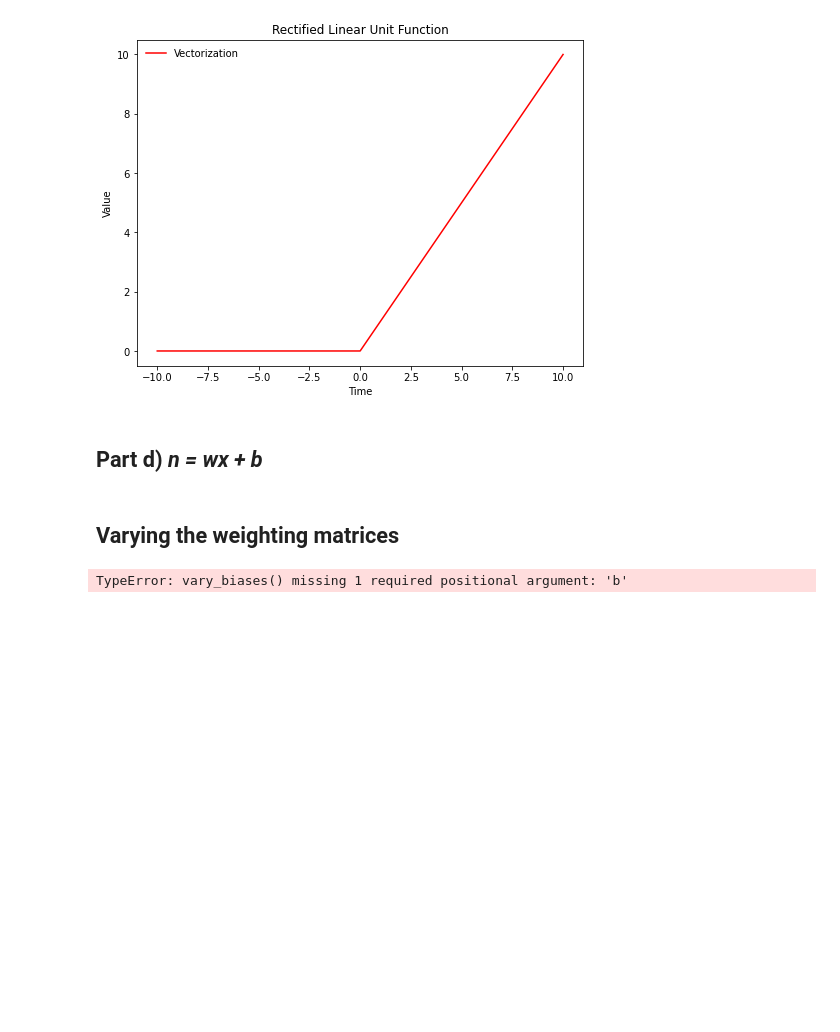
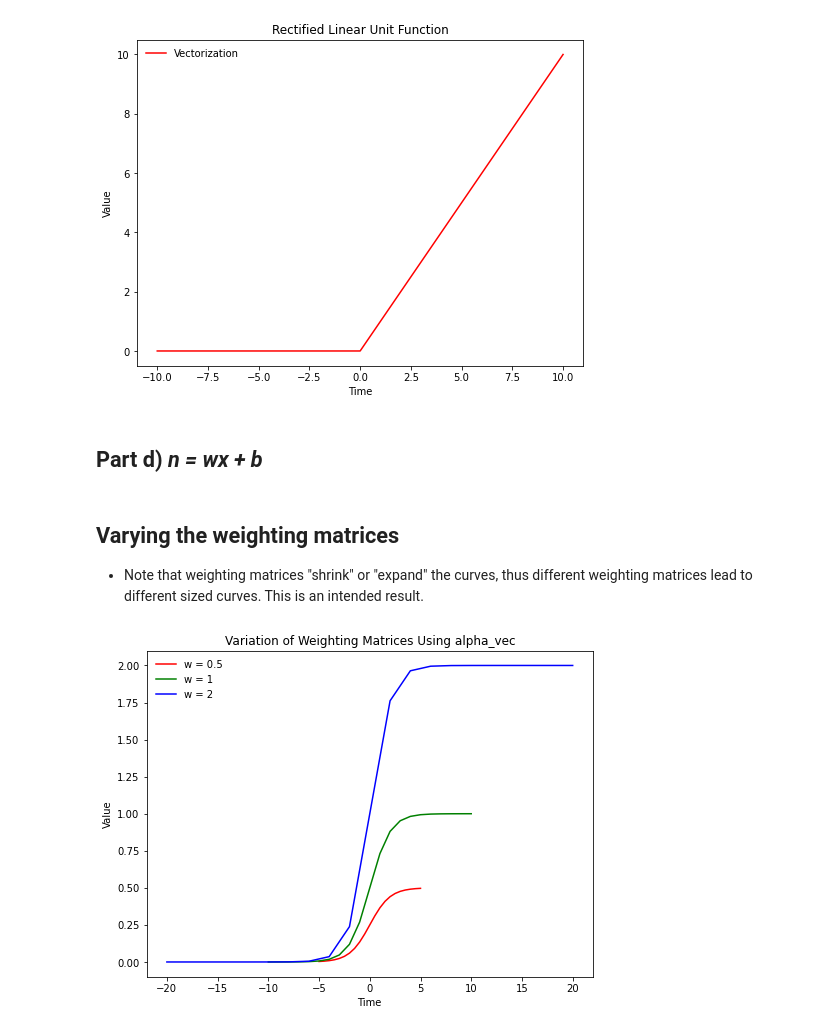
Before and after one commit to kdmalc/CompNeuro, a Jupyter notebook: NSC_HW2/HW2_NB.ipynb, the cells around one changed output. Cells and saved outputs as stored; diff of their text form; code cells hidden in the pictures; blank space fills up the shorter version.

```diff
--- a/NSC_HW2/HW2_NB.ipynb
+++ b/NSC_HW2/HW2_NB.ipynb
@@ -99,14 +124,27 @@ def vary_biases(x, func, w, b, ind_var, legend_loc='upper left'):
     plt.legend(loc=legend_loc, frameon=False)
     plt.show()
 # %%
-del n
-x = np.arange(-10,11)
-w = np.random.randint(0,10,len(x))
-b = [-1, 0, 1, 2, 3]
+# Reset variables / set up variables for implemented examples
+try:
+    # This is strictly necessary but we re-use n later as a different variable so just making sure
+    del n
+except:
+    print("n has already been cleared")
+
+x = np.arange(-10,11)  # Define an acceptable range
+
+w0 = [0.5]*len(x)
+w1 = [1]*len(x)
+w2 = [2]*len(x)
+
+w = [w0, w1, w2]  # E.g. test at least 3 weighting vectors
+b = [-1, 0, 1, 2, 3]  # #E.g. test at least 3 biases
 # %% [markdown]
 ## Varying the weighting matrices
+- Note that weighting matrices "shrink" or "expand" the curves, thus different weighting matrices lead to different sized curves.  This is an intended result.
 # %%
-vary_biases(x, alpha_vec, w)
+# Sigmoidal Function (vectorized version)
+vary_eqns(x, alpha_vec, "w", w=w)
 # %% [output]
-TypeError: vary_biases() missing 1 required positional argument: 'b'
+[figure, added]
 # %%
```
Also changed, not shown: parts of 9 cells of this notebook.
